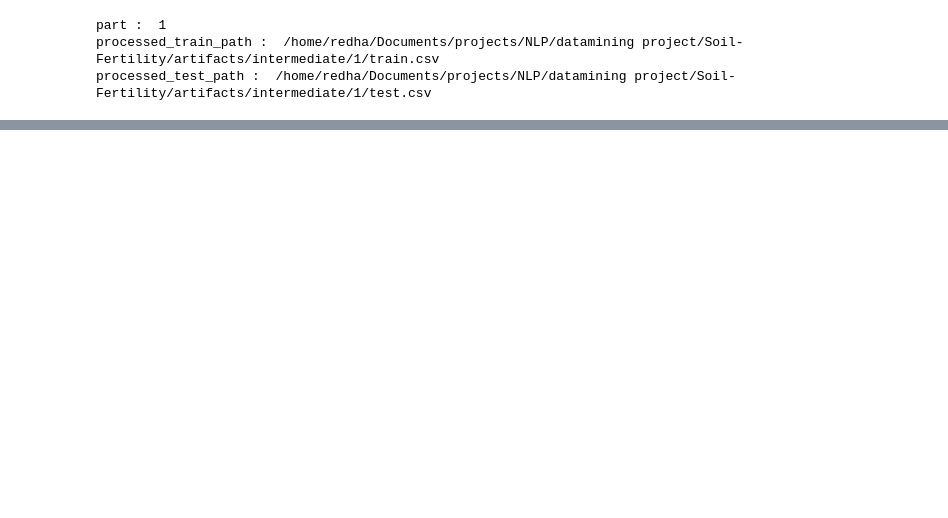
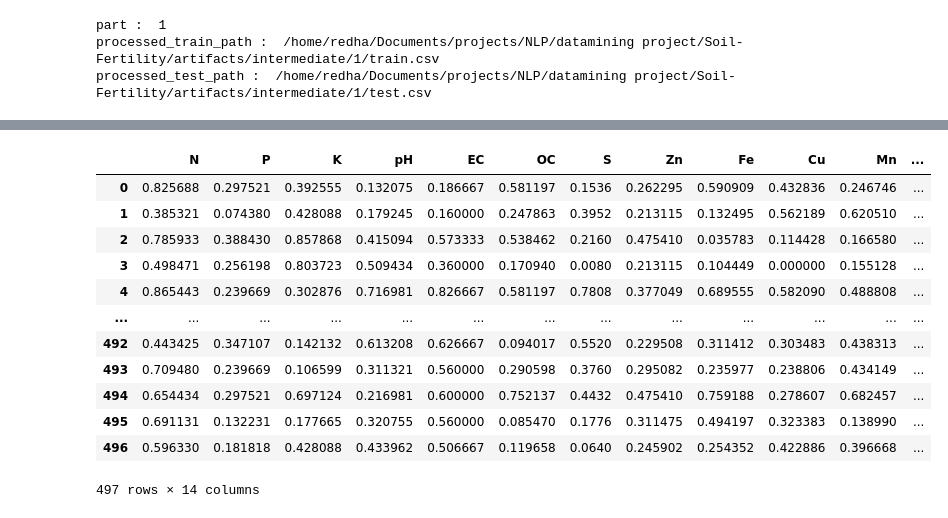
Before and after one commit to RedhaWassim/DataMining-project, a Jupyter notebook: notebook/final 1.ipynb, the cells around one changed output, grey strips where cells are left out. Drawn from its saved outputs; the diff is of its cells as text; code cells hidden in the pictures; blank space fills up the shorter version.

```diff
--- a/notebook/final 1.ipynb
+++ b/notebook/final 1.ipynb
@@ -105,0 +136,3 @@ processed_test_path :  /home/redha/Documents/projects/NLP/datamining project/Soi
+# %%
+train_df=pd.read_csv(processed_train_path)
+test_df=pd.read_csv(processed_test_path)
@@ -105,0 +155,20 @@ processed_test_path :  /home/redha/Documents/projects/NLP/datamining project/Soi
+# %%
+names=list(df.columns)
+train_df = train_df.rename(columns=dict(zip(train_df.columns, names)))
+test_df = test_df.rename(columns=dict(zip(test_df.columns, names)))
+# %%
+train_df
+# %% [output]
+|  | N | P | K | pH | EC | OC | S | Zn | Fe | Cu | Mn | ... |
+| 0 | 0.825688 | 0.297521 | 0.392555 | 0.132075 | 0.186667 | 0.581197 | 0.1536 | 0.262295 | 0.590909 | 0.432836 | 0.246746 | ... |
+| 1 | 0.385321 | 0.074380 | 0.428088 | 0.179245 | 0.160000 | 0.247863 | 0.3952 | 0.213115 | 0.132495 | 0.562189 | 0.620510 | ... |
+| 2 | 0.785933 | 0.388430 | 0.857868 | 0.415094 | 0.573333 | 0.538462 | 0.2160 | 0.475410 | 0.035783 | 0.114428 | 0.166580 | ... |
+| 3 | 0.498471 | 0.256198 | 0.803723 | 0.509434 | 0.360000 | 0.170940 | 0.0080 | 0.213115 | 0.104449 | 0.000000 | 0.155128 | ... |
+| 4 | 0.865443 | 0.239669 | 0.302876 | 0.716981 | 0.826667 | 0.581197 | 0.7808 | 0.377049 | 0.689555 | 0.582090 | 0.488808 | ... |
+| ... | ... | ... | ... | ... | ... | ... | ... | ... | ... | ... | ... | ... |
+| 492 | 0.443425 | 0.347107 | 0.142132 | 0.613208 | 0.626667 | 0.094017 | 0.5520 | 0.229508 | 0.311412 | 0.303483 | 0.438313 | ... |
+| 493 | 0.709480 | 0.239669 | 0.106599 | 0.311321 | 0.560000 | 0.290598 | 0.3760 | 0.295082 | 0.235977 | 0.238806 | 0.434149 | ... |
+| 494 | 0.654434 | 0.297521 | 0.697124 | 0.216981 | 0.600000 | 0.752137 | 0.4432 | 0.475410 | 0.759188 | 0.278607 | 0.682457 | ... |
+| 495 | 0.691131 | 0.132231 | 0.177665 | 0.320755 | 0.560000 | 0.085470 | 0.1776 | 0.311475 | 0.494197 | 0.323383 | 0.138990 | ... |
+| 496 | 0.596330 | 0.181818 | 0.428088 | 0.433962 | 0.506667 | 0.119658 | 0.0640 | 0.245902 | 0.254352 | 0.422886 | 0.396668 | ... |
+497 rows × 14 columns
```
Also changed, not shown: parts of 10 cells of this notebook, 15 other files.
